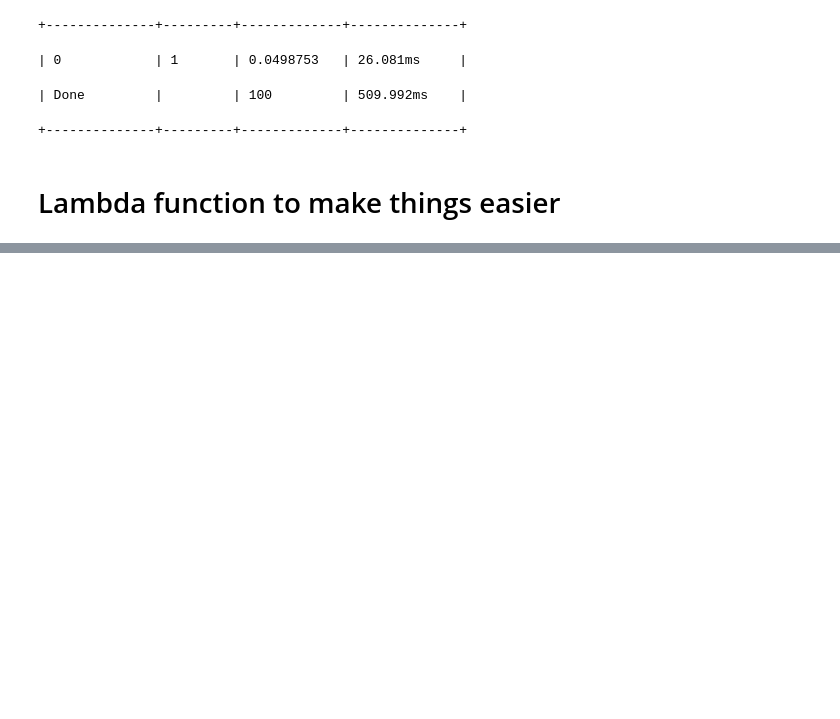
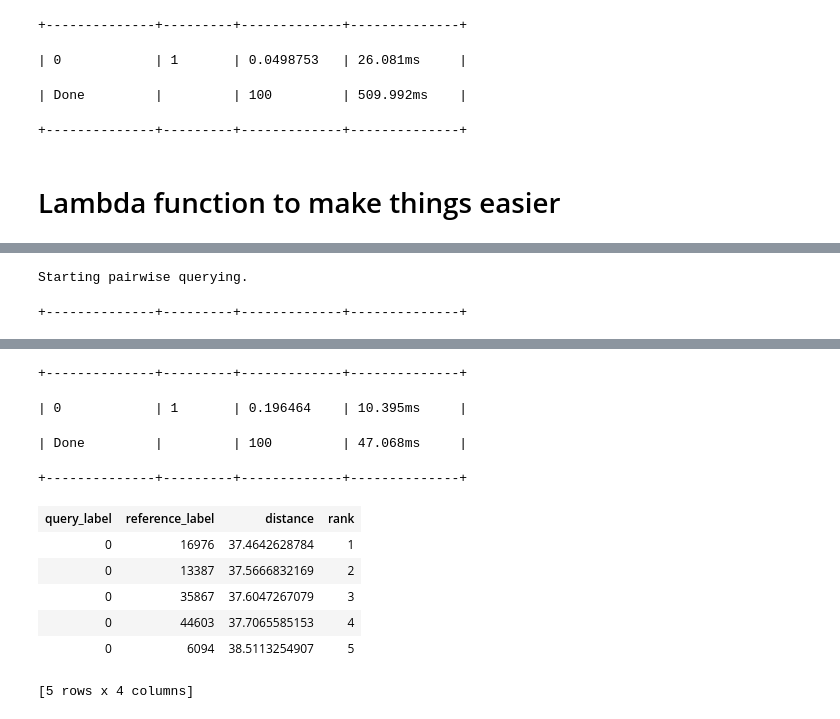
Before and after one commit to mburakergenc/MachineLearningwithGraphLabCreate, a Jupyter notebook: Deep Features for Image Retrival.ipynb, the cells around one changed output, grey strips where cells are left out. Cells and saved outputs as stored; diff of their text form; code cells hidden in the pictures; blank space fills up the shorter version.

```diff
--- a/Deep Features for Image Retrival.ipynb
+++ b/Deep Features for Image Retrival.ipynb
@@ -80,0 +120,2 @@ Starting pairwise querying.
+# %%
+dogs = image_train[image_train['label'] == 'dog']
@@ -80,0 +159,5 @@ Starting pairwise querying.
+# %%
+dog_model.query(image_test[:1])
+# %% [output]
+Starting pairwise querying.
++--------------+---------+-------------+--------------+
@@ -80,0 +165,11 @@ Starting pairwise querying.
++--------------+---------+-------------+--------------+
+| 0            | 1       | 0.196464    | 10.395ms     |
+| Done         |         | 100         | 47.068ms     |
++--------------+---------+-------------+--------------+
+| query_label | reference_label | distance | rank |
+| 0 | 16976 | 37.4642628784 | 1 |
+| 0 | 13387 | 37.5666832169 | 2 |
+| 0 | 35867 | 37.6047267079 | 3 |
+| 0 | 44603 | 37.7065585153 | 4 |
+| 0 | 6094 | 38.5113254907 | 5 |
+[5 rows x 4 columns]
```
Also changed, not shown: parts of 29 cells of this notebook.
